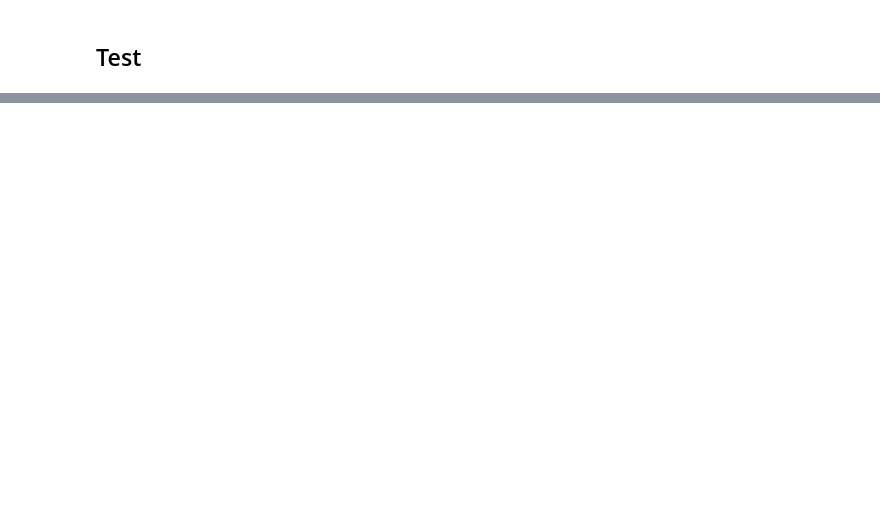
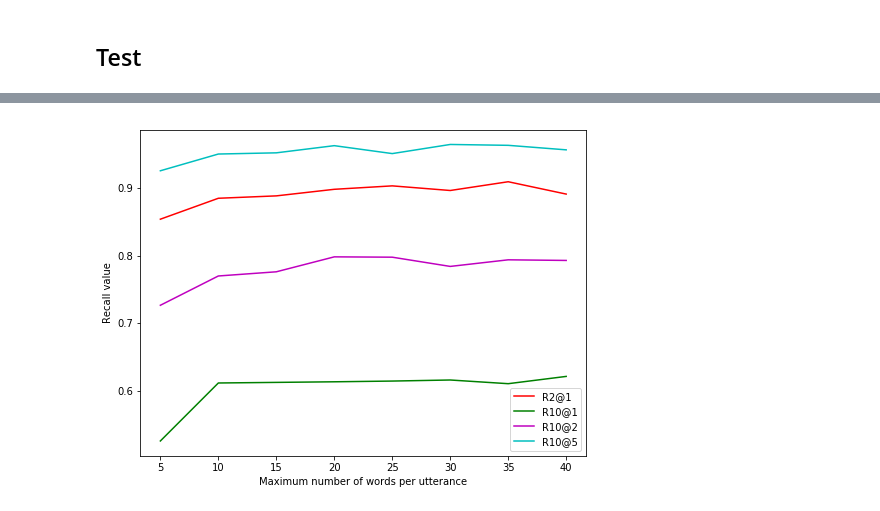
Before and after one commit to NourcheneFerchichi/Tunisian-Embedding, a Jupyter notebook: PFE_NourcheneFerchichi.ipynb, the cells around one changed output, grey strips where cells are left out. Drawn from its saved outputs; the diff is of its cells as text; code cells hidden in the pictures; blank space fills up the shorter version.

```diff
--- a/PFE_NourcheneFerchichi.ipynb
+++ b/PFE_NourcheneFerchichi.ipynb
@@ -2002,0 +2104,10 @@ test(conf, model_tn)
+# %%
+x = [5, 10, 15, 20, 25, 30, 35, 40]
+
+R2_1 = [0.853852967227635,  0.8848538529672276, 0.8883968113374667, 0.8981399468556245, 0.9032258064516129, 0.8963684676705048, 0.9093437152391546, 0.8910540301151462]
+
+R10_1 = [0.525243578387954, 0.6111603188662533, 0.6120460584588131,  0.6129317980513729, 0.6140155728587319, 0.6155890168290522, 0.6101223581757509, 0.620903454384411]
+
+R10_2 = [0.7263064658990257, 0.7697077059344553, 0.7759078830823738, 0.7980513728963685, 0.7975528364849833, 0.7838795394154119, 0.7936596218020022, 0.7927369353410098]
+
+R10_5 = [0.9255978742249779, 0.9503985828166519, 0.9521700620017715, 0.9627989371124889, 0.9510567296996663, 0.9645704162976085, 0.9632925472747497, 0.9565987599645704]
@@ -2002,0 +2116,14 @@ test(conf, model_tn)
+# %%
+plt.figure(figsize=(8,6))
+
+plt.plot(x, R2_1, label="R2@1", c="r")
+plt.plot(x, R10_1, label="R10@1", c="g")
+plt.plot(x, R10_2, label="R10@2", c="m")
+plt.plot(x, R10_5, label="R10@5", c="c")
+
+plt.xlabel("Maximum number of words per utterance")
+plt.ylabel("Recall value")
+plt.legend()
+plt.show()
+# %% [output]
+[figure, added]
```
Also changed, not shown: parts of 41 cells of this notebook.
